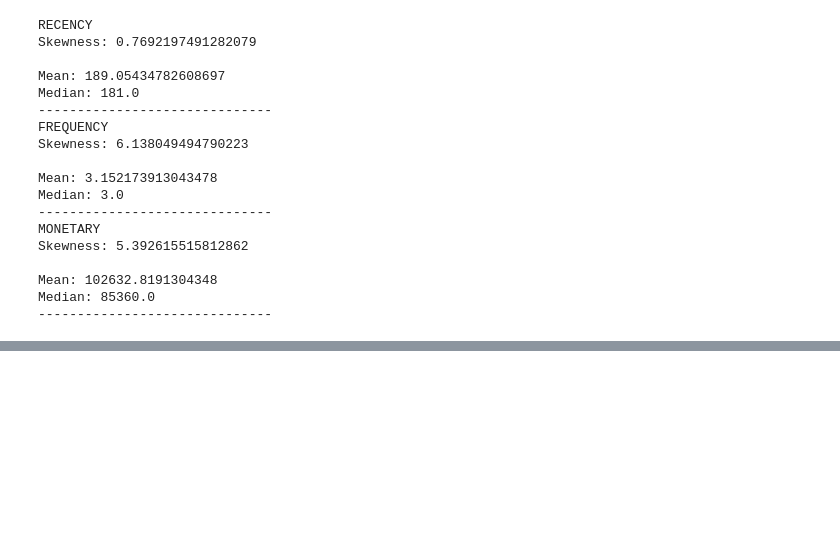
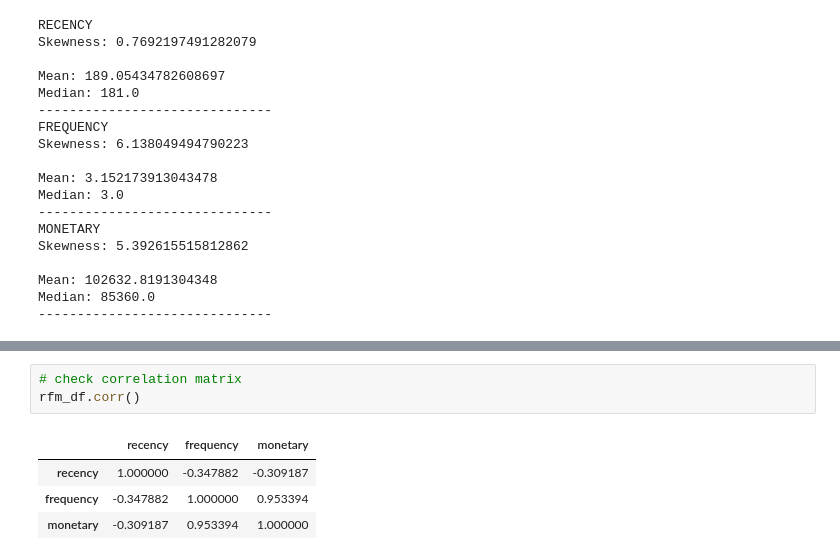
Before and after one commit to brianna-mitri/vehicle-sales-analysis, a Jupyter notebook: analysis/rfm.ipynb, the cells around one changed output, grey strips where cells are left out. Saved outputs shown, nothing was run; the diff lists cells and outputs as text; blank space fills up the shorter version.

Commit message:
Checked collinearity

```diff
--- a/analysis/rfm.ipynb
+++ b/analysis/rfm.ipynb
@@ -262,0 +273,8 @@ Median: 85360.0
+# %%
+# check correlation matrix
+rfm_df.corr()
+# %% [output]
+|  | recency | frequency | monetary |
+| recency | 1.000000 | -0.347882 | -0.309187 |
+| frequency | -0.347882 | 1.000000 | 0.953394 |
+| monetary | -0.309187 | 0.953394 | 1.000000 |
```
Also changed, not shown: parts of 2 cells of this notebook.
